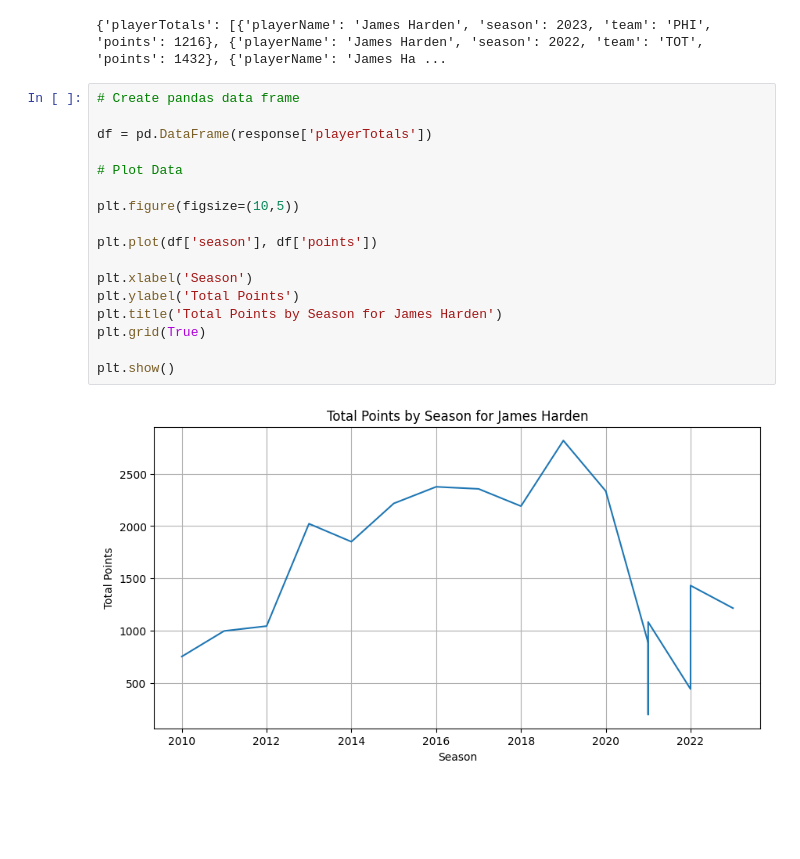
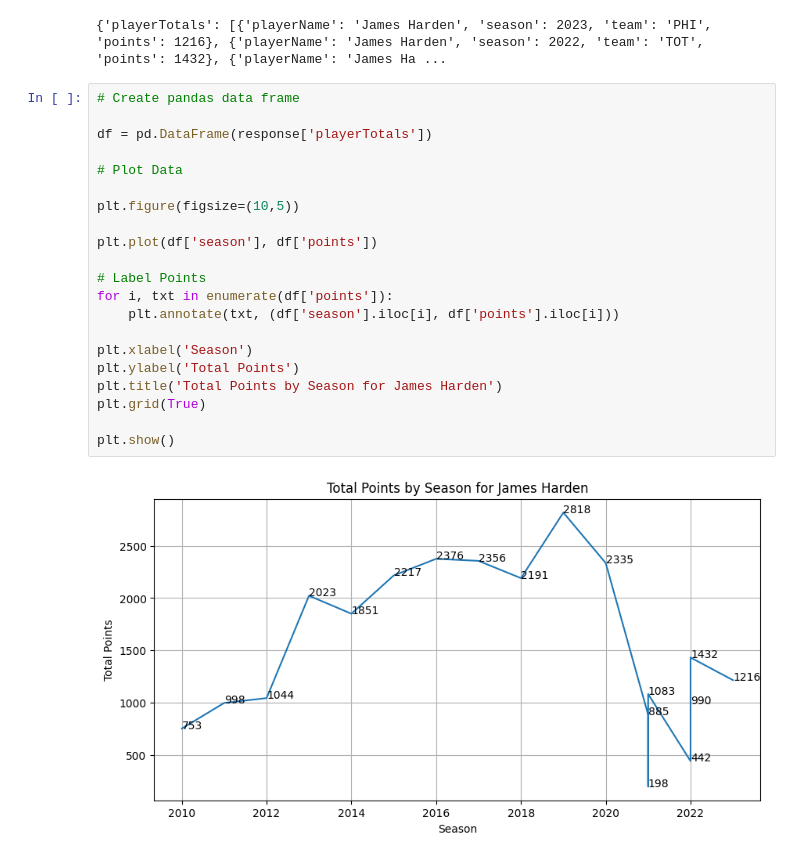
Before and after one commit to nprasad2077/jupyter-nba, a Jupyter notebook: notebooks/Harden.ipynb, the cells around one changed output. Saved outputs shown, nothing was run; the diff lists cells and outputs as text; blank space fills up the shorter version.

```diff
--- a/notebooks/Harden.ipynb
+++ b/notebooks/Harden.ipynb
@@ -40,19 +40,23 @@ print(response)
 # %%
 # Create pandas data frame
 
 df = pd.DataFrame(response['playerTotals'])
 
 # Plot Data
 
 plt.figure(figsize=(10,5))
 
 plt.plot(df['season'], df['points'])
 
+# Label Points
+for i, txt in enumerate(df['points']):
+    plt.annotate(txt, (df['season'].iloc[i], df['points'].iloc[i]))
+
 plt.xlabel('Season')
 plt.ylabel('Total Points')
 plt.title('Total Points by Season for James Harden')
 plt.grid(True)
 
 plt.show()
 # %% [output]
-[figure, old version]
+[figure, new version]
```
Also changed, not shown: 1 other file.
